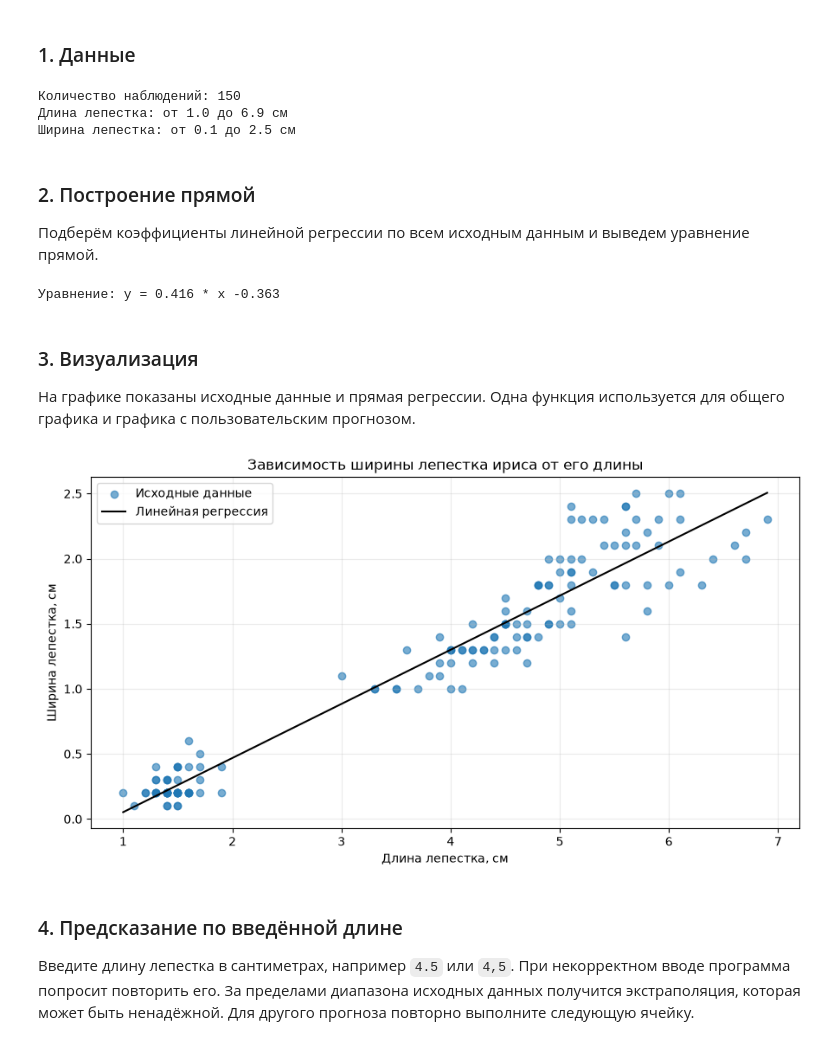
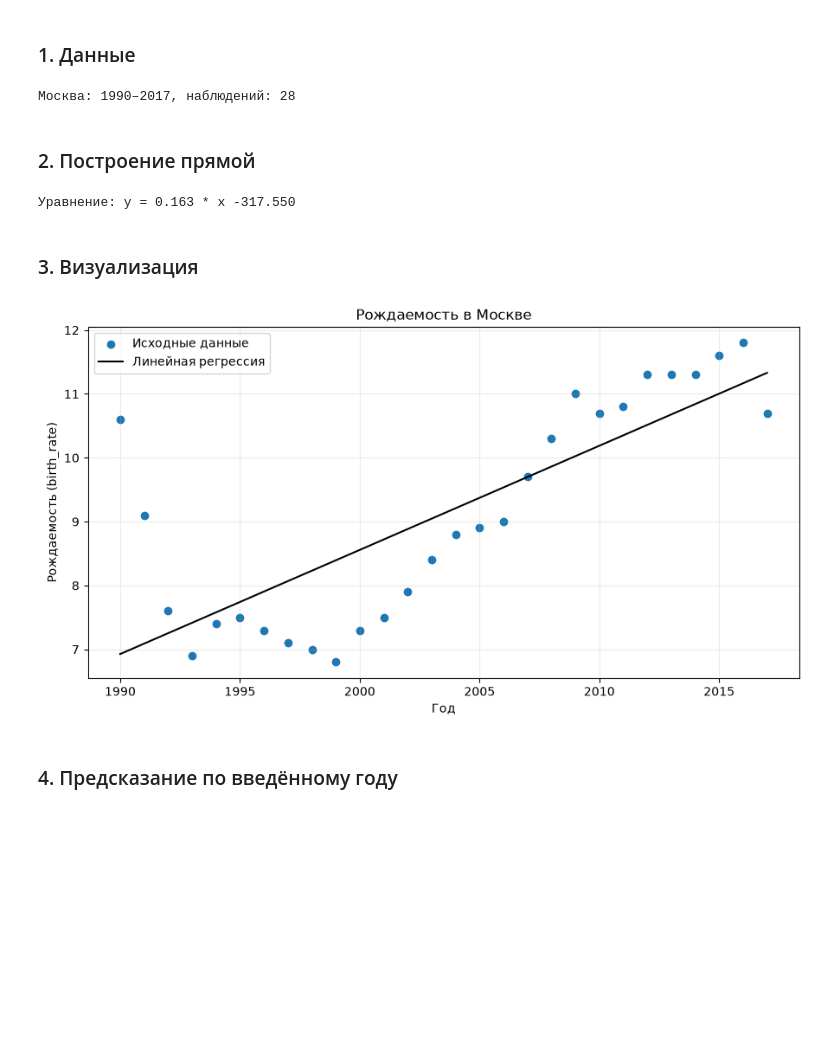
Before and after one commit to aleksei-manikhin/sem3_lab_04_IAPP, a Jupyter notebook: lab04.ipynb, the cells around one changed output. Saved outputs shown, nothing was run; the diff lists cells and outputs as text; code cells hidden in the pictures; blank space fills up the shorter version.

Commit message:
year+moscow

```diff
--- a/lab04.ipynb
+++ b/lab04.ipynb
@@ -28,67 +18,56 @@ from sklearn.linear_model import LinearRegression
 # %% [markdown]
 ### 1. Данные
 # %%
-iris = load_iris()
-X = iris.data[:, [2]]  # Длина лепестка: матрица с одним столбцом.
-y = iris.data[:, 3]    # Ширина лепестка.
+with open("russian_demography.csv", encoding="utf-8-sig", newline="") as file:
+    data = [row for row in csv.DictReader(file) if row["region"] == "Moscow"]
 
-print(f"Количество наблюдений: {len(y)}")
-print(f"Длина лепестка: от {X.min():.1f} до {X.max():.1f} см")
-print(f"Ширина лепестка: от {y.min():.1f} до {y.max():.1f} см")
+X = np.array([int(row["year"]) for row in data]).reshape(-1, 1)
+y = np.array([float(row["birth_rate"]) for row in data])
+
+print(f"Москва: {X.min()}–{X.max()}, наблюдений: {len(y)}")
 # %% [output]
-Количество наблюдений: 150
-Длина лепестка: от 1.0 до 6.9 см
-Ширина лепестка: от 0.1 до 2.5 см
+Москва: 1990–2017, наблюдений: 28
 # %% [markdown]
 ### 2. Построение прямой
-
-Подберём коэффициенты линейной регрессии по всем исходным данным и выведем уравнение прямой.
 # %%
 model = LinearRegression()
 model.fit(X, y)
 
 print(f"Уравнение: y = {model.coef_[0]:.3f} * x {model.intercept_:+.3f}")
 # %% [output]
-Уравнение: y = 0.416 * x -0.363
+Уравнение: y = 0.163 * x -317.550
 # %% [markdown]
 ### 3. Визуализация
-
-На графике показаны исходные данные и прямая регрессии.
-Одна функция используется для общего графика и графика с пользовательским прогнозом.
 # %%
-def plot_regression(length=None, width=None):
+def plot_regression(year=None, birth_rate=None):
     left, right = X.min(), X.max()
-    if length is not None:
-        left, right = min(left, length), max(right, length)
-    x_line = np.linspace(left, right, 200).reshape(-1, 1)
+    if year is not None:
+        left, right = min(left, year), max(right, year)
+    years = np.linspace(left, right, 200).reshape(-1, 1)
 
     fig, ax = plt.subplots(figsize=(9, 5))
-    ax.scatter(X[:, 0], y, alpha=0.6, label="Исходные данные")
-    ax.plot(x_line[:, 0], model.predict(x_line), color="black", label="Линейная регрессия")
+    ax.scatter(X[:, 0], y, label="Исходные данные")
+    ax.plot(years[:, 0], model.predict(years), color="black", label="Линейная регрессия")
 
-    if length is not None:
+    if year is not None:
         ax.scatter(
-            length, width, color="crimson", marker="*", s=220,
-            zorder=5, label=f"Прогноз: ({length:.2f}; {width:.2f}) см"
+            year, birth_rate, color="crimson", marker="*", s=200,
+            zorder=5, label=f"Прогноз на {year}: {birth_rate:.2f}"
         )
 
-    ax.set_title("Зависимость ширины лепестка ириса от его длины")
-    ax.set_xlabel("Длина лепестка, см")
-    ax.set_ylabel("Ширина лепестка, см")
+    ax.set_title("Рождаемость в Москве")
+    ax.set_xlabel("Год")
+    ax.set_ylabel("Рождаемость (birth_rate)")
+    ax.ticklabel_format(axis="x", style="plain", useOffset=False)
     ax.grid(alpha=0.25)
     ax.legend()
     fig.tight_layout()
     plt.show()
 
 
 plot_regression()
 # %% [output]
-[figure, old version]
+[figure, new version]
 # %% [markdown]
-### 4. Предсказание по введённой длине
-
-Введите длину лепестка в сантиметрах, например `4.5` или `4,5`.
-При некорректном вводе программа попросит повторить его.
-За пределами диапазона исходных данных получится экстраполяция, которая может быть ненадёжной.
-Для другого прогноза повторно выполните следующую ячейку.
+### 4. Предсказание по введённому году
 # %%
```
Also changed, not shown: parts of 3 cells of this notebook, 1 other file.
